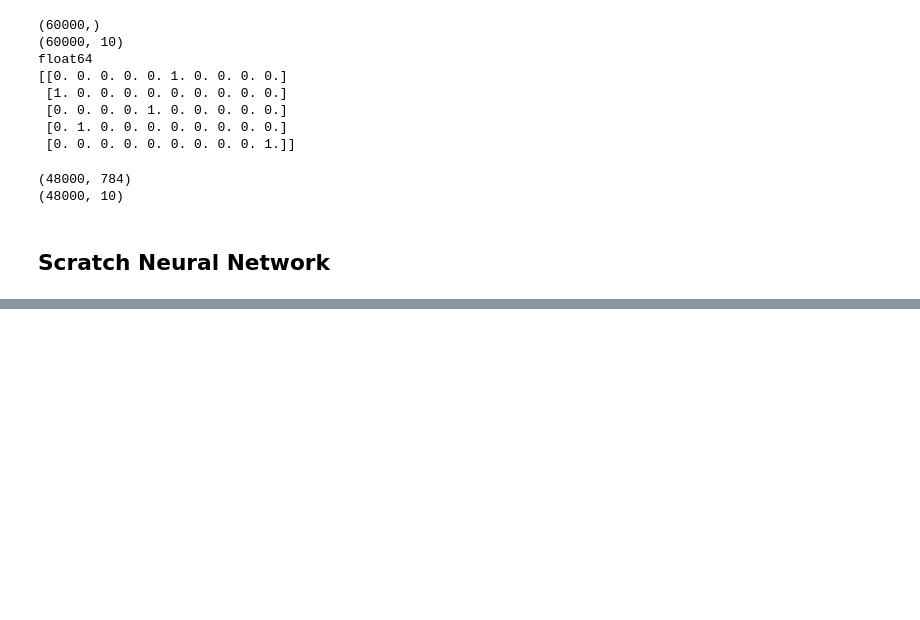
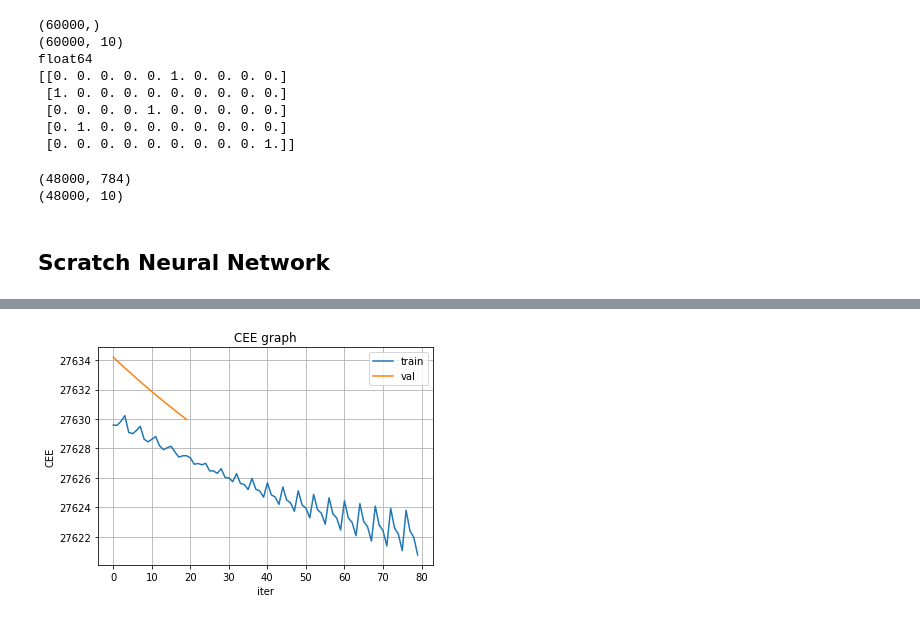
Before and after one commit to goriummaximum/diveintocode-ml, a Jupyter notebook: Sprints/sprint9-NN/nn.ipynb, the cells around one changed output, grey strips where cells are left out. Saved outputs shown, nothing was run; the diff lists cells and outputs as text; code cells hidden in the pictures; blank space fills up the shorter version.

```diff
--- a/Sprints/sprint9-NN/nn.ipynb
+++ b/Sprints/sprint9-NN/nn.ipynb
@@ -328,0 +379,14 @@ Text(0.5, 1.0, 'CEE graph')
+# %%
+nn3_2 = ScratchSimpleNeuralNetrowkClassifier(
+          n_nodes1=400,
+          n_nodes2=200,
+          activation1='tanh',
+          activation2='tanh',
+          batch_size=12000,
+          n_epochs=20,
+          lr=0.05,
+          seed=69,
+          verbose=False
+)
+
+nn3_2.fit(X_train, y_train, X_val, y_val)
@@ -328,0 +410,4 @@ Text(0.5, 1.0, 'CEE graph')
+# %%
+plot_CEE(nn3_2.CEE_list, nn3_2.CEE_list_val)
+# %% [output]
+[figure, added]
```
Also changed, not shown: parts of 20 cells of this notebook.
